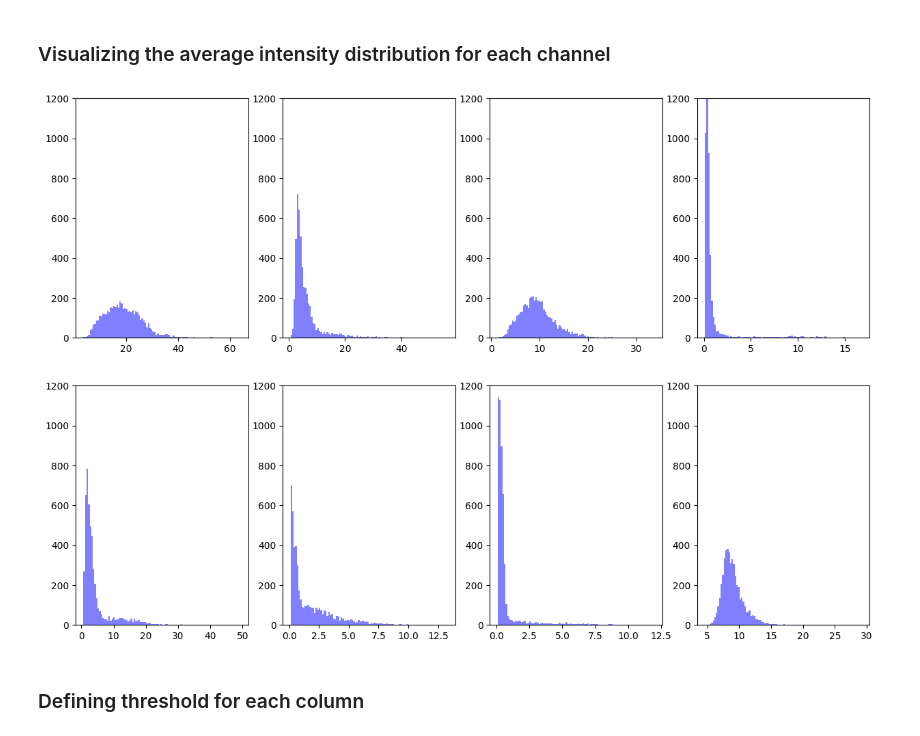
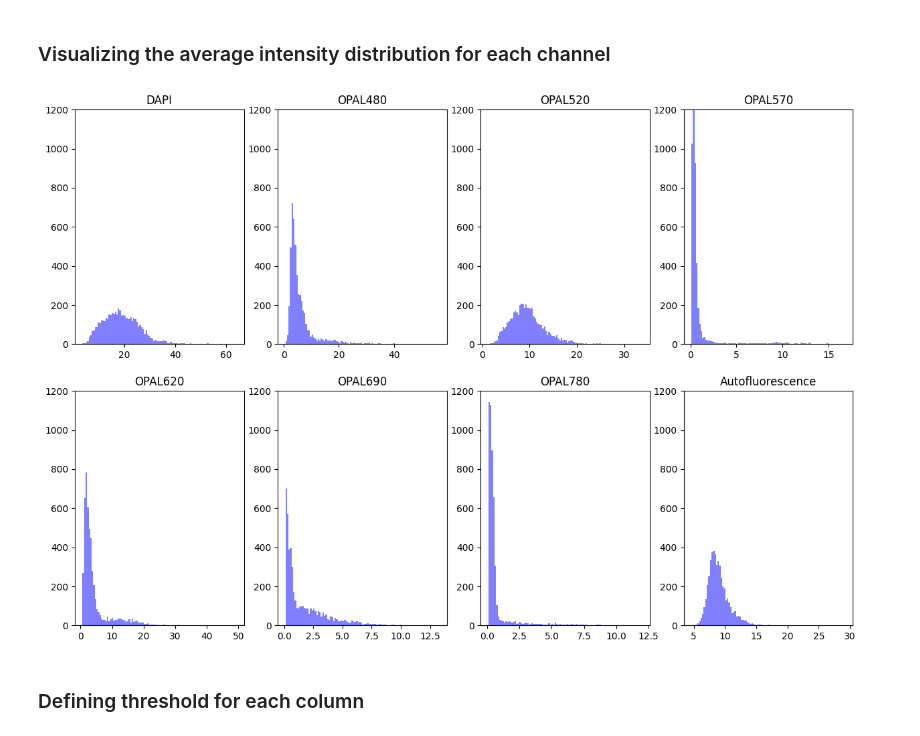
Before and after one commit to BIIFSweden/spermatogenesis-profiling, a Jupyter notebook: pipeline_multiplexed.ipynb, the cells around one changed output. Cells and saved outputs as stored; diff of their text form; code cells hidden in the pictures.

```diff
--- a/pipeline_multiplexed.ipynb
+++ b/pipeline_multiplexed.ipynb
@@ -114,29 +114,30 @@ mean_intens
 # Plotting histograms              #
 # -------------------------------- #
 
-def getHistData(histData,n_bins,xlim,ylim,x,y):
+def getHistData(histData,n_bins,xlim,ylim,x,y,title):
     counts, bins = np.histogram(histData,bins=n_bins,density=False)
     binWidth = bins[1] - bins[0]
     axarr[x,y].bar(bins[1:], counts, width=binWidth, facecolor='b', alpha=0.5)
     #axarr[x,y].set_xlim([0,xlim])
     axarr[x,y].set_ylim([0,ylim])
+    axarr[x,y].set_title(title)
 # %%
 # create subplot
 fig, axarr = plt.subplots(2,4, figsize=(15, 10))
 nBins = 100
 xlim = 80
 ylim = 1200
 
-getHistData(mean_intens['DAPI'],nBins,xlim,ylim,0,0)
-getHistData(mean_intens['OPAL480'],nBins,xlim,ylim,0,1)
-getHistData(mean_intens['OPAL520'],nBins,xlim,ylim,0,2)
-getHistData(mean_intens['OPAL570'],nBins,xlim,ylim,0,3)
-getHistData(mean_intens['OPAL620'],nBins,xlim,ylim,1,0)
-getHistData(mean_intens['OPAL690'],nBins,xlim,ylim,1,1)
-getHistData(mean_intens['OPAL780'],nBins,xlim,ylim,1,2)
-getHistData(mean_intens['Autofluorescence'],nBins,xlim,ylim,1,3)
+getHistData(mean_intens['DAPI'],nBins,xlim,ylim,0,0,'DAPI')
+getHistData(mean_intens['OPAL480'],nBins,xlim,ylim,0,1,'OPAL480')
+getHistData(mean_intens['OPAL520'],nBins,xlim,ylim,0,2,'OPAL520')
+getHistData(mean_intens['OPAL570'],nBins,xlim,ylim,0,3,'OPAL570')
+getHistData(mean_intens['OPAL620'],nBins,xlim,ylim,1,0,'OPAL620')
+getHistData(mean_intens['OPAL690'],nBins,xlim,ylim,1,1,'OPAL690')
+getHistData(mean_intens['OPAL780'],nBins,xlim,ylim,1,2,'OPAL780')
+getHistData(mean_intens['Autofluorescence'],nBins,xlim,ylim,1,3,'Autofluorescence')
 # %% [output]
-[figure, old version]
+[figure, new version]
 # %% [markdown]
 ### Defining threshold for each column
 # %%
```
